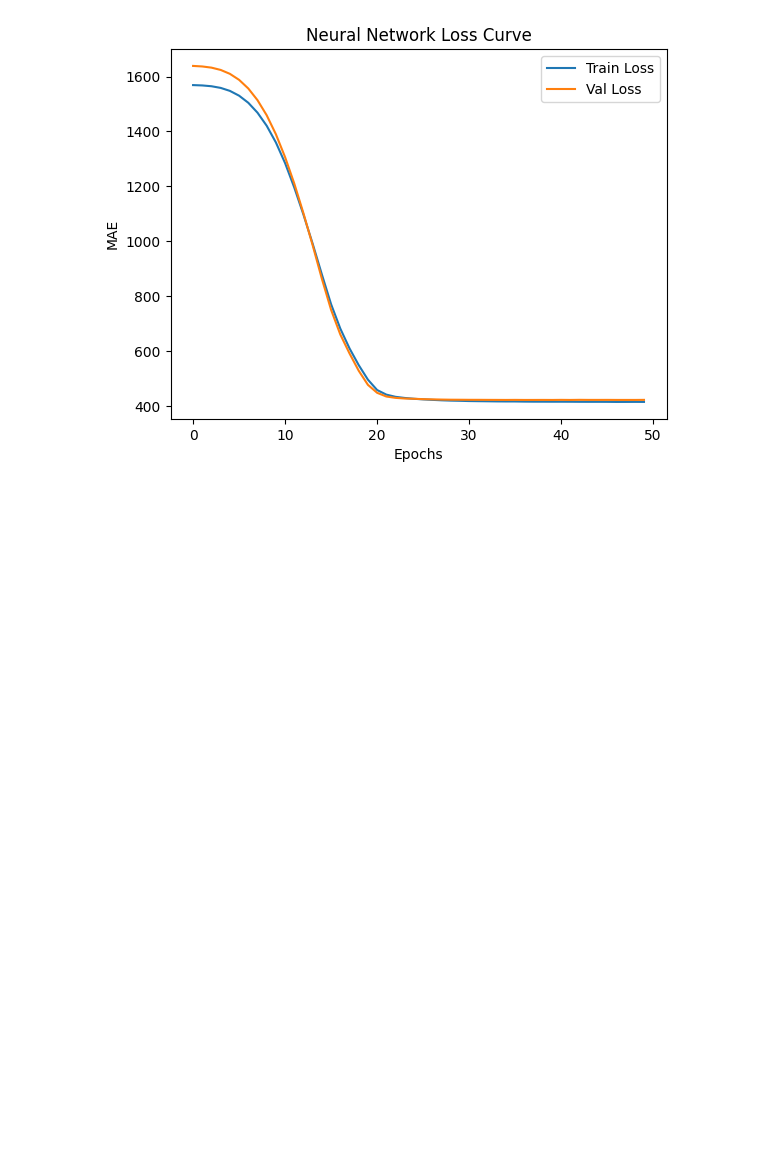
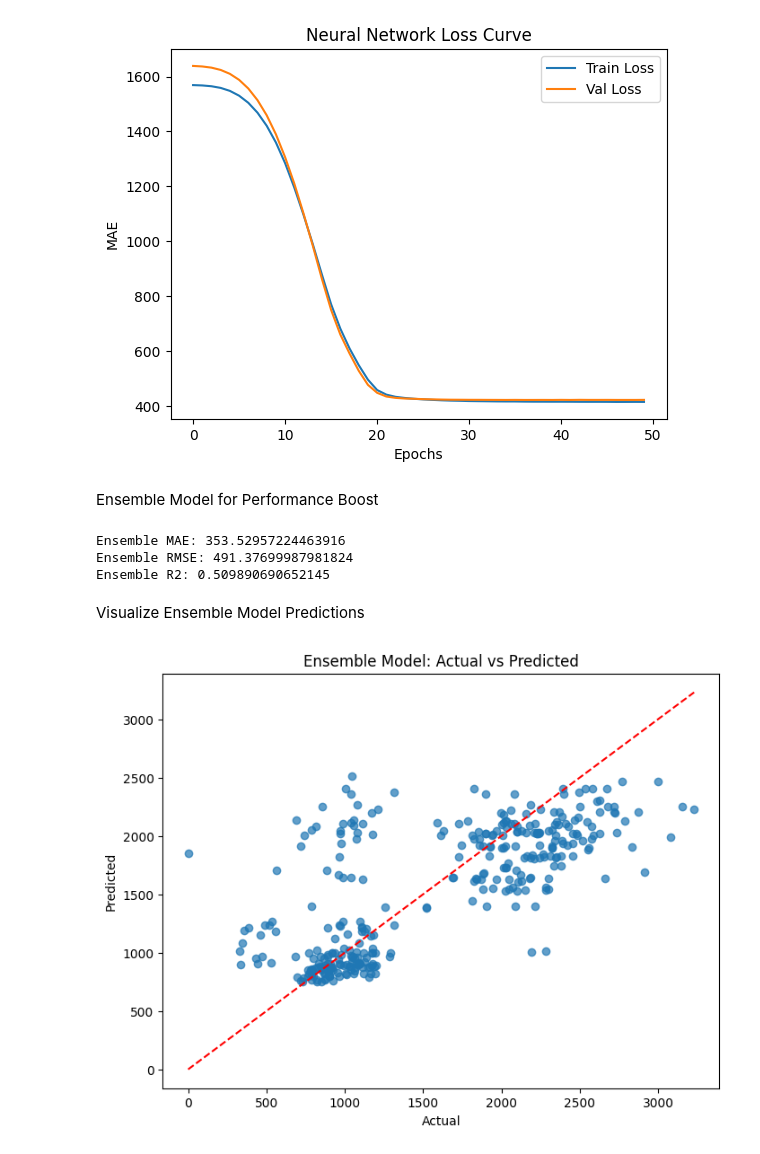
Before and after one commit to Jhedzye/-capstone-forecasting-food-sales, a Jupyter notebook: Step_7__Capstone_project_ipynb.ipynb, the cells around one changed output. Drawn from its saved outputs; the diff is of its cells as text; code cells hidden in the pictures; blank space fills up the shorter version.

```diff
--- a/Step_7__Capstone_project_ipynb.ipynb
+++ b/Step_7__Capstone_project_ipynb.ipynb
@@ -326,3 +326,49 @@ plt.legend()
 plt.show()
 # %% [output]
 [figure]
+# %% [markdown]
+Ensemble Model for Performance Boost
+# %%
+from sklearn.ensemble import StackingRegressor
+
+# Define base models
+base_models = [
+    ('rf', RandomForestRegressor(random_state=42)),
+    ('xgb', xgb.XGBRegressor(random_state=42)),
+    ('svr', SVR())
+]
+
+# Meta model: Linear Regression
+meta_model = LinearRegression()
+
+# Define Stacking Regressor
+ensemble_model = StackingRegressor(
+    estimators=base_models,
+    final_estimator=meta_model
+)
+
+# Train ensemble
+ensemble_model.fit(X_train, y_train)
+
+# Predict and evaluate
+y_pred_ens = ensemble_model.predict(X_test)
+
+print("Ensemble MAE:", mean_absolute_error(y_test, y_pred_ens))
+print("Ensemble RMSE:", np.sqrt(mean_squared_error(y_test, y_pred_ens)))
+print("Ensemble R2:", r2_score(y_test, y_pred_ens))
+# %% [output]
+Ensemble MAE: 353.52957224463916
+Ensemble RMSE: 491.37699987981824
+Ensemble R2: 0.509890690652145
+# %% [markdown]
+Visualize Ensemble Model Predictions
+# %%
+plt.figure(figsize=(8, 6))
+plt.scatter(y_test, y_pred_ens, alpha=0.7)
+plt.plot([y_test.min(), y_test.max()], [y_test.min(), y_test.max()], 'r--')
+plt.xlabel("Actual")
+plt.ylabel("Predicted")
+plt.title("Ensemble Model: Actual vs Predicted")
+plt.show()
+# %% [output]
+[figure, added]
```
Also changed, not shown: parts of 1 cell of this notebook.
